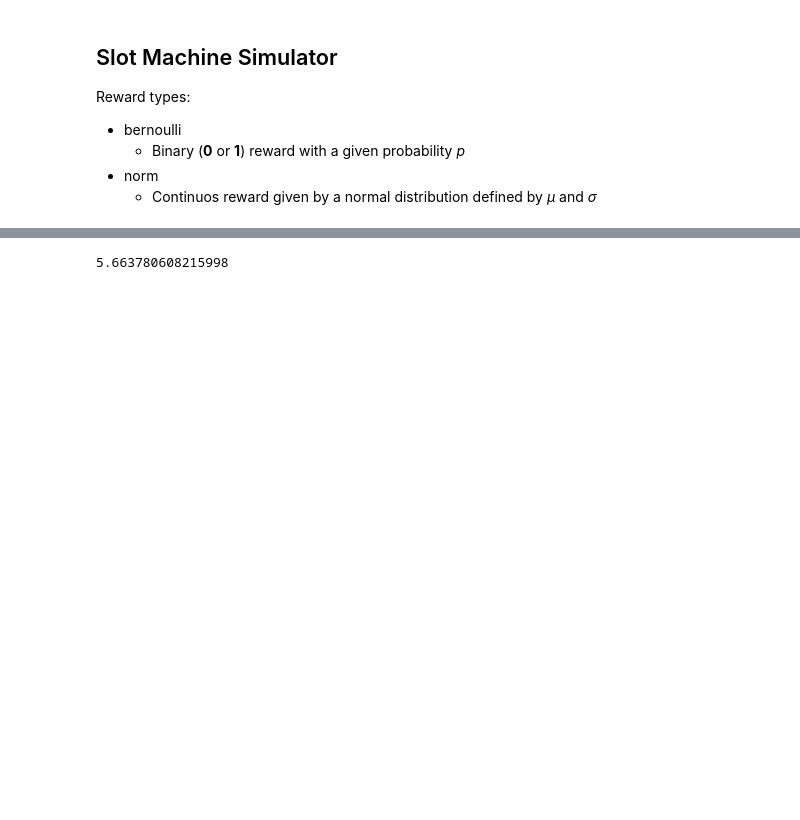
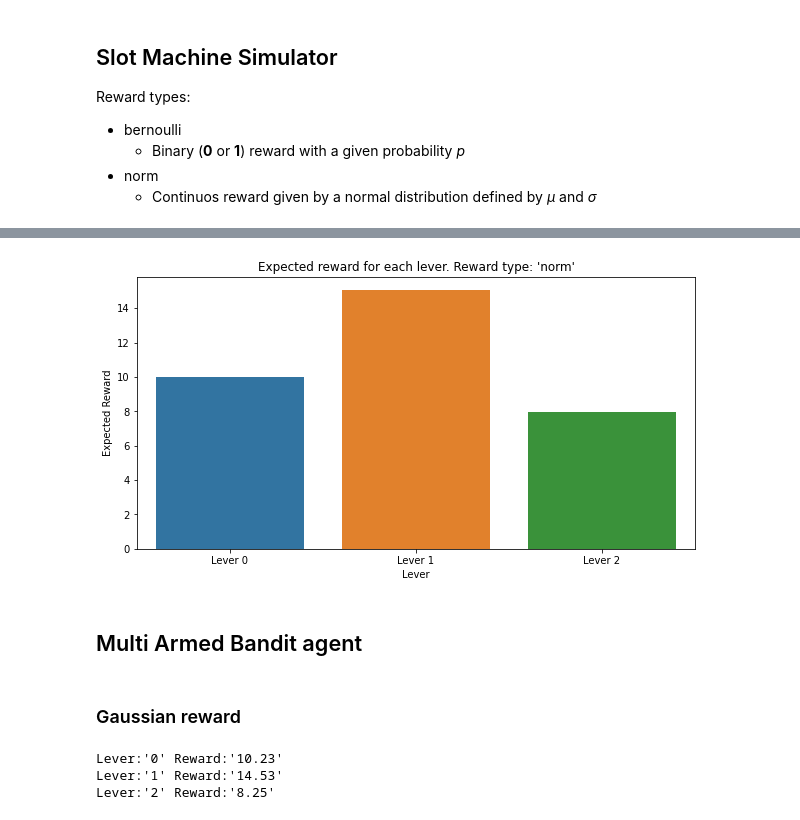
Before and after one commit to Tauranis/rl-playground, a Jupyter notebook: notebooks/MAB.ipynb, the cells around one changed output, grey strips where cells are left out. Saved outputs shown, nothing was run; the diff lists cells and outputs as text; code cells hidden in the pictures; blank space fills up the shorter version.

Commit message:
Add MAB agent

```diff
--- a/notebooks/MAB.ipynb
+++ b/notebooks/MAB.ipynb
@@ -63,6 +68,6 @@ p.set(xlabel = 'Lever', ylabel = 'Expected Reward', title='Expected reward for e
 # %%
-norm_mab = MABMachines([(10,1),(15,2),(7,2)], reward_type='norm')
+simulate_pull_lever(1000, [(10,1),(15,3),(8,2)], 'norm')
+# %% [output]
+[figure, added]
-# %%
-norm_mab.pull_lever(2)
-# %% [output]
-5.663780608215998
+# %% [markdown]
+## Multi Armed Bandit agent
@@ -68,0 +171,2 @@ norm_mab.pull_lever(2)
+# %% [markdown]
+### Gaussian reward
@@ -68,0 +177,6 @@ norm_mab.pull_lever(2)
+# %%
+print(mab_agent_gaussian.report)
+# %% [output]
+Lever:'0' Reward:'10.23'
+Lever:'1' Reward:'14.53'
+Lever:'2' Reward:'8.25'
```
Also changed, not shown: parts of 16 cells of this notebook.
